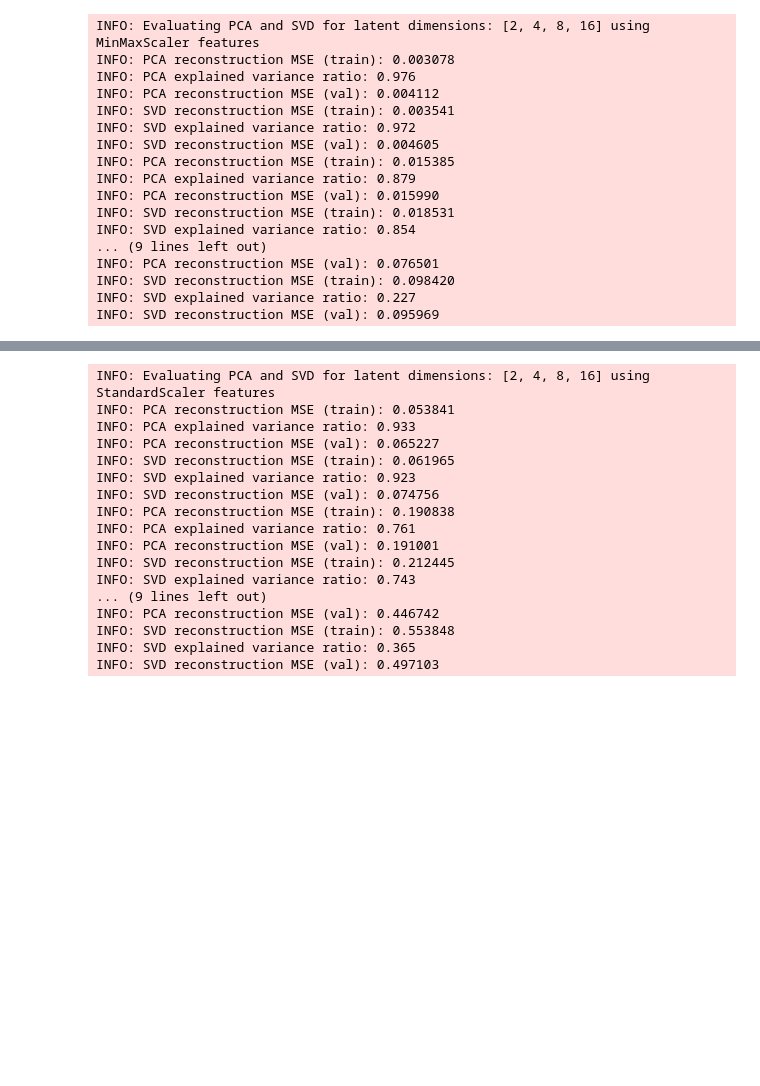
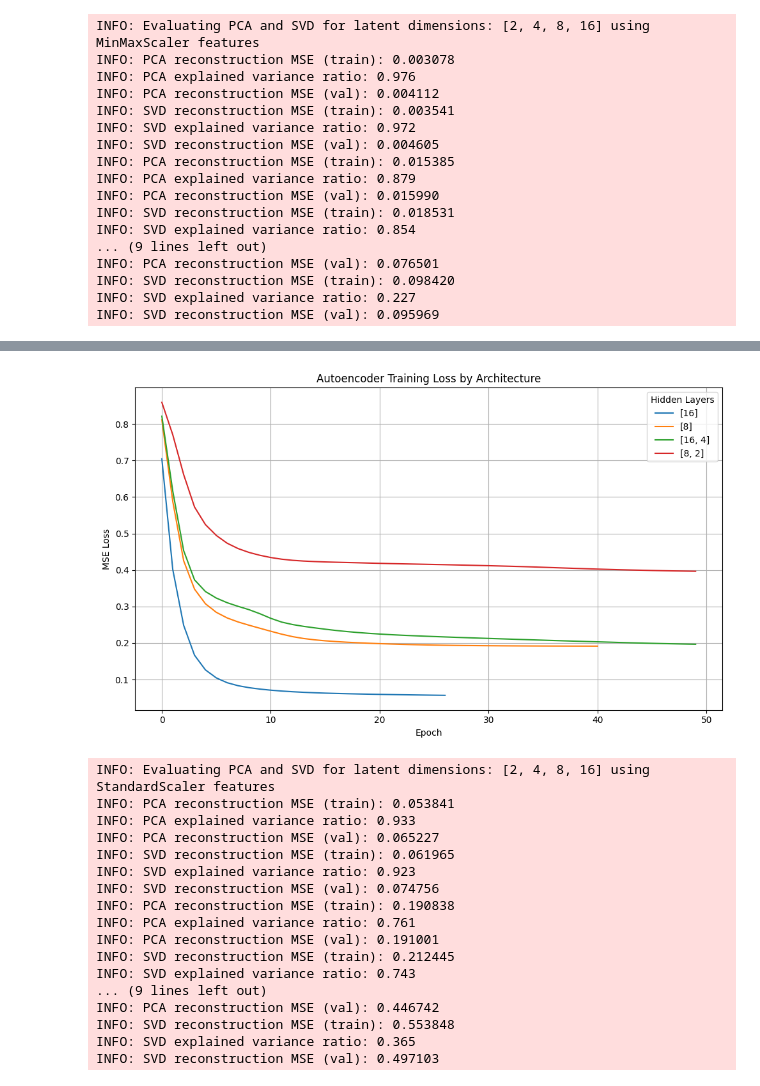
Before and after one commit to CameronRojas/AQI_Training, a Jupyter notebook: training_prototype_V2/time_variant_AE.ipynb, the cells around one changed output, grey strips where cells are left out. Cells and saved outputs as stored; diff of their text form; code cells hidden in the pictures; blank space fills up the shorter version.

```diff
--- a/training_prototype_V2/time_variant_AE.ipynb
+++ b/training_prototype_V2/time_variant_AE.ipynb
@@ -544,3 +545,7 @@ INFO: Hidden Layers: [8, 2]     Training Time: 11.9719 seconds  Validation Loss:
+# %%
+plot_ae_loss_curves(results_std)
+# %% [output]
+[figure, added]
 # %%
 latent_dims = sorted(set(hidden_layer_config[-1] for hidden_layer_config in hidden_layers))
 logger.info(f"Evaluating PCA and SVD for latent dimensions: {latent_dims} using StandardScaler features")
```
Also changed, not shown: parts of 10 cells of this notebook, 1 other file.
